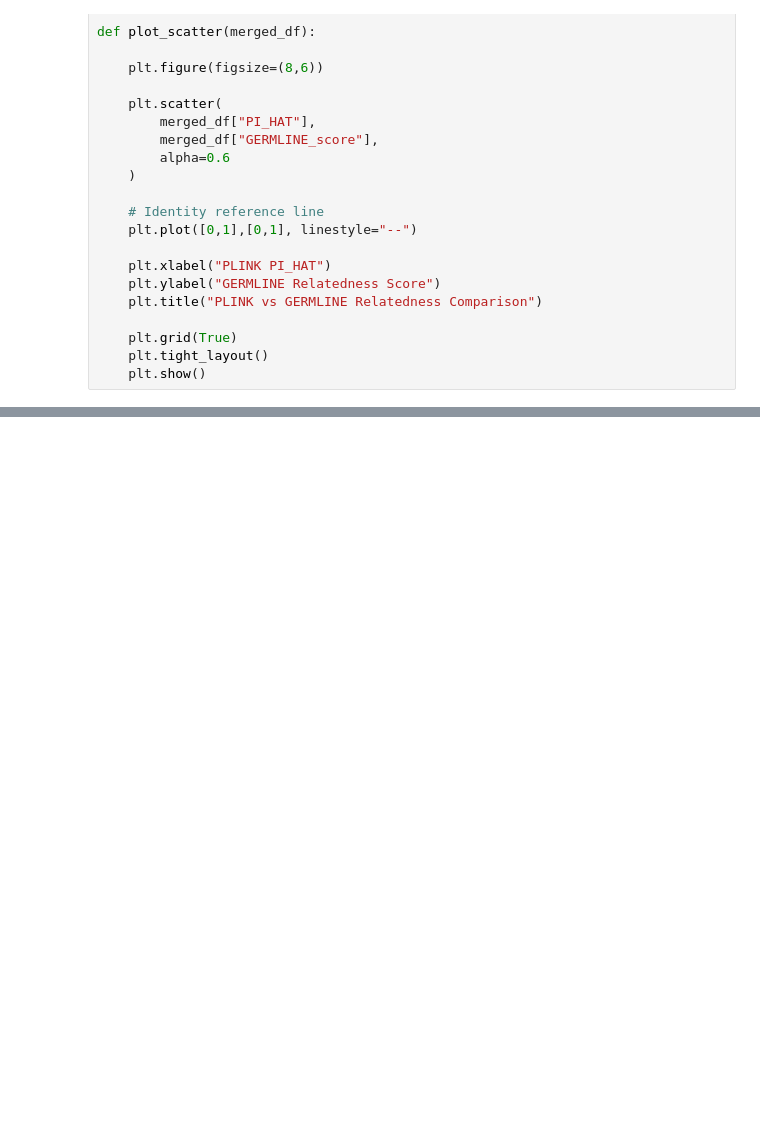
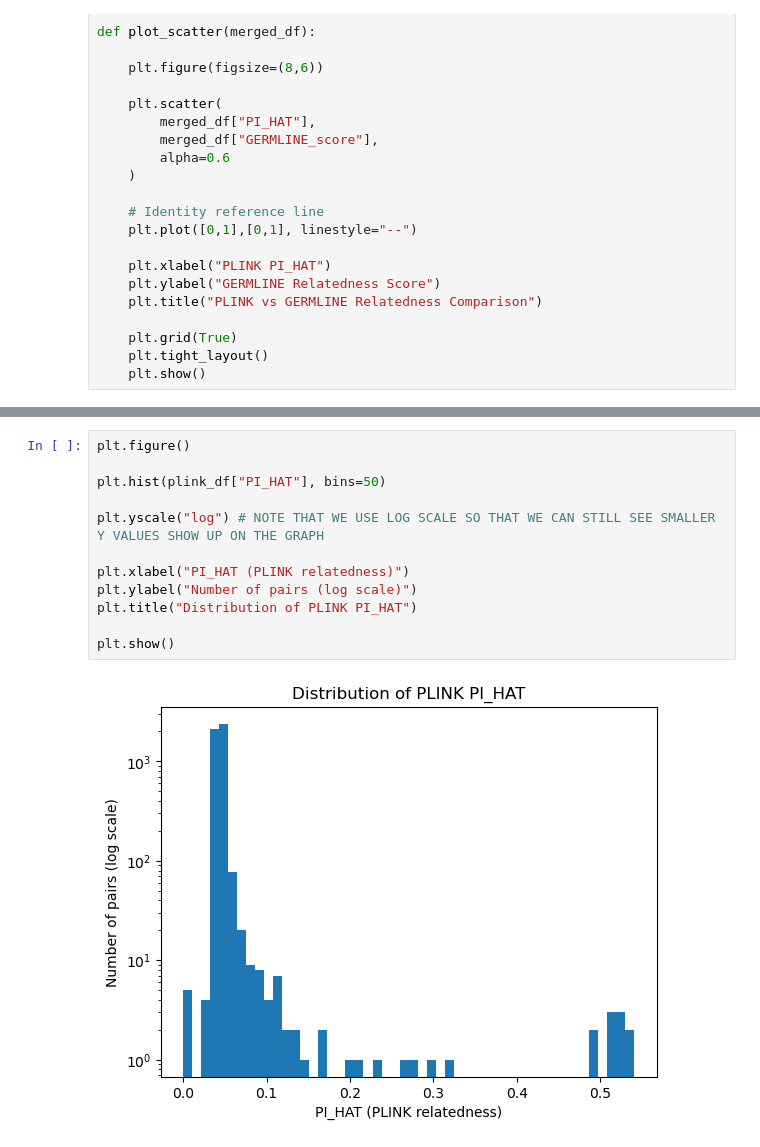
Before and after one commit to jackiepiepkorn/cse284-genomics-final-project, a Jupyter notebook: compare_results.ipynb, the cells around one changed output, grey strips where cells are left out. Cells and saved outputs as stored; diff of their text form; blank space fills up the shorter version.

Commit message:
Added more metrics / visualizations for plink and germline results

```diff
--- a/compare_results.ipynb
+++ b/compare_results.ipynb
@@ -279,0 +317,14 @@ Loading GERMLINE results...
+# %%
+plt.figure()
+
+plt.hist(plink_df["PI_HAT"], bins=50)
+
+plt.yscale("log") # NOTE THAT WE USE LOG SCALE SO THAT WE CAN STILL SEE SMALLER Y VALUES SHOW UP ON THE GRAPH
+
+plt.xlabel("PI_HAT (PLINK relatedness)")
+plt.ylabel("Number of pairs (log scale)")
+plt.title("Distribution of PLINK PI_HAT")
+
+plt.show()
+# %% [output]
+[figure, added]
```
Also changed, not shown: parts of 10 cells of this notebook.
